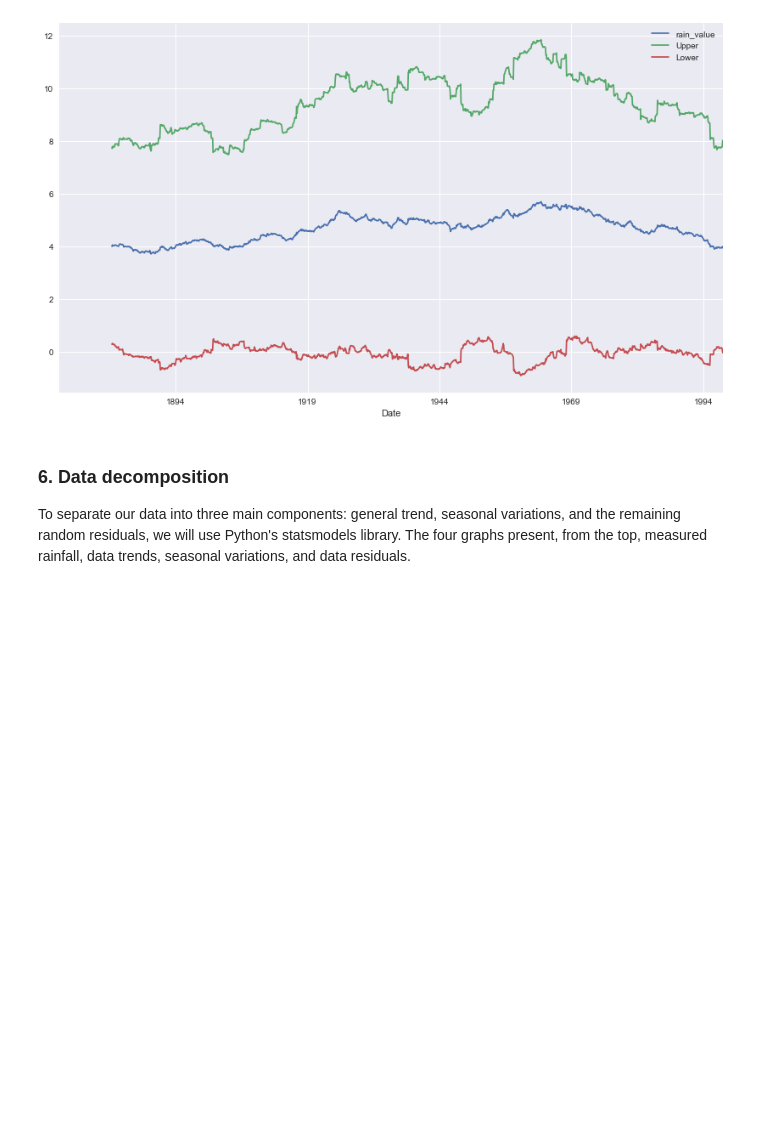
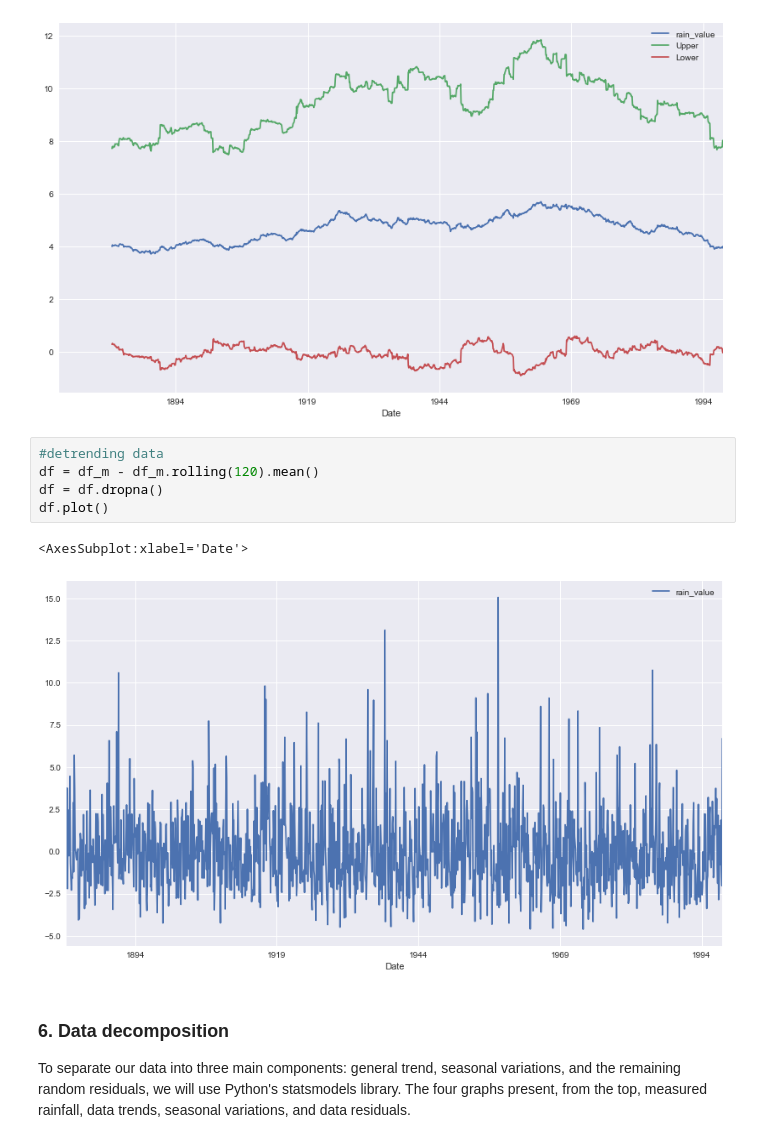
Before and after one commit to lilianasku/Time-series-analysis, a Jupyter notebook: notebooks/Rainfall_SeasonalChanges.ipynb, the cells around one changed output. Cells and saved outputs as stored; diff of their text form; blank space fills up the shorter version.

```diff
--- a/notebooks/Rainfall_SeasonalChanges.ipynb
+++ b/notebooks/Rainfall_SeasonalChanges.ipynb
@@ -129,6 +129,14 @@ df_mean.plot()
 # %% [output]
 <AxesSubplot:xlabel='Date'>
 [figure]
+# %%
+#detrending data
+df = df_m - df_m.rolling(120).mean()
+df = df.dropna()
+df.plot()
+# %% [output]
+<AxesSubplot:xlabel='Date'>
+[figure, added]
 # %% [markdown]
 ### 6. Data decomposition
 
```
Also changed, not shown: parts of 2 cells of this notebook.
